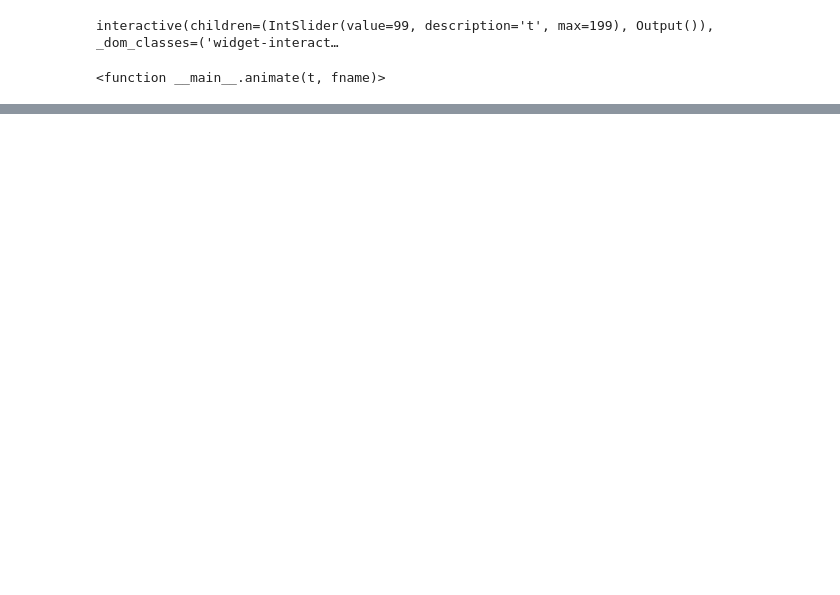
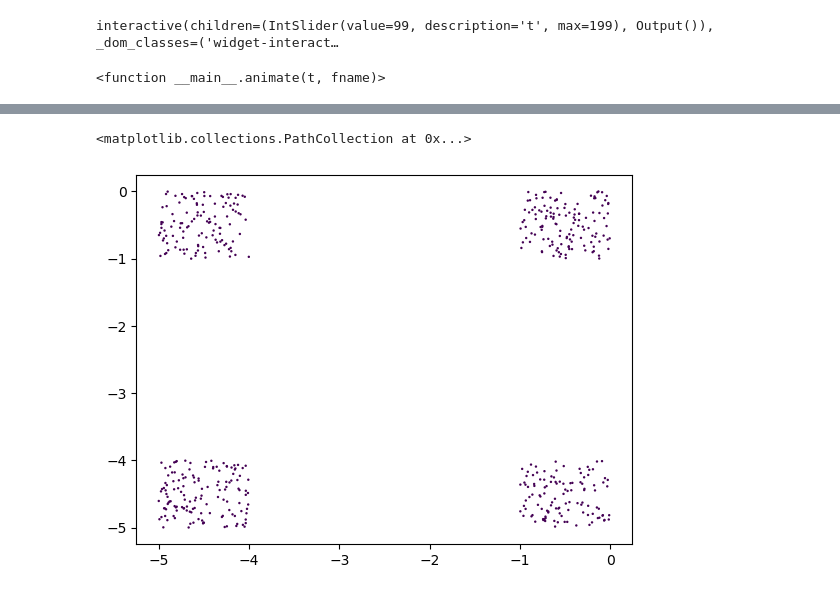
Before and after one commit to ashreyaj/c-abp, a Jupyter notebook: plot.ipynb, the cells around one changed output, grey strips where cells are left out. Cells and saved outputs as stored; diff of their text form; code cells hidden in the pictures; blank space fills up the shorter version.

```diff
--- a/plot.ipynb
+++ b/plot.ipynb
@@ -51,0 +106,27 @@ interactive(children=(IntSlider(value=99, description='t', max=199), Output()),
+# %%
+from sklearn.cluster import DBSCAN
+from scipy.spatial.distance import pdist,squareform
+
+# box size
+L=5.
+threshold=0.3
+# create data
+r=np.random.uniform(-1,1, size=(500,2))
+# create for corners
+r[r>0]-=L
+
+def clustering_pbc(r,L):
+    total = 0
+    for d in range(r.shape[1]):
+        dist = pdist(r[:,d].reshape(r.shape[0],1))
+        # PBC
+        dist[dist>(0.5*L)] -= L
+        total += dist**2
+    total = np.sqrt(total)
+    db = DBSCAN(eps=threshold, metric='precomputed').fit(squareform(total))
+    return db
+db = clustering_pbc(r,L)
+plt.scatter(r[:,0], r[:,1],c=db.labels_,s=3, edgecolors='None')
+# %% [output]
+<matplotlib.collections.PathCollection at 0x...>
+[figure, added]
```
Also changed, not shown: parts of 4 cells of this notebook, 3 other files.
